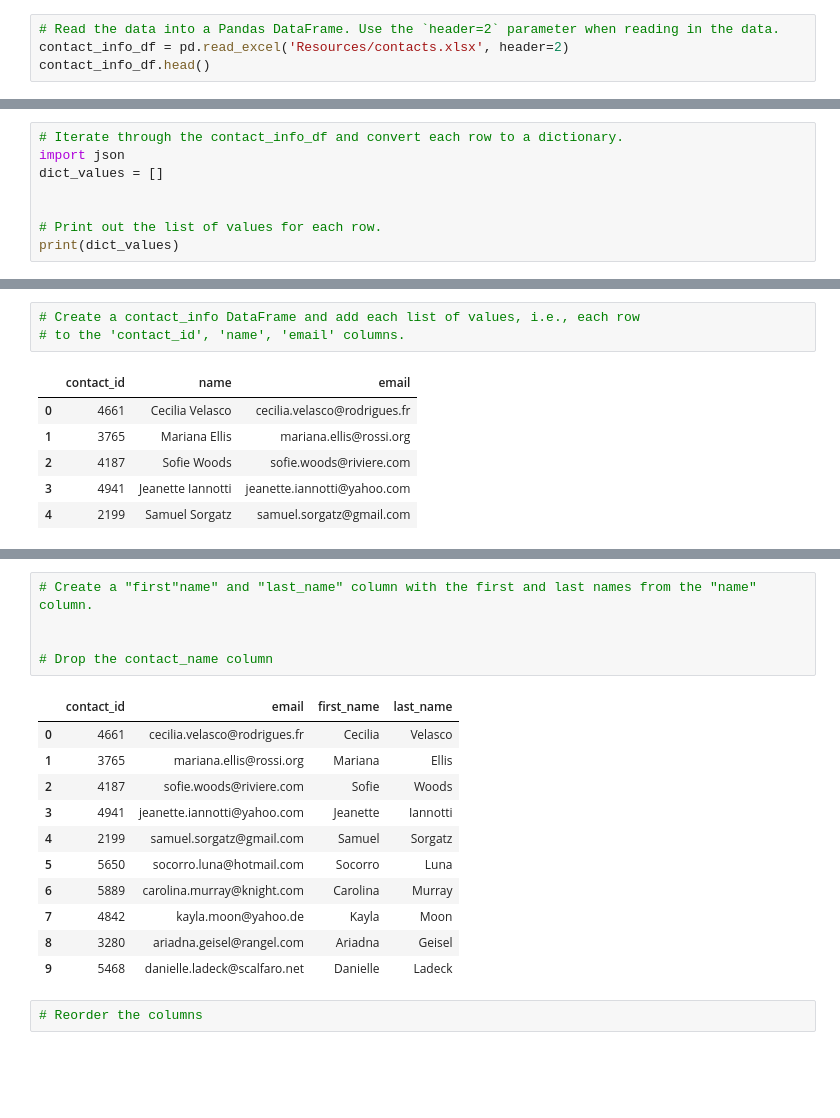
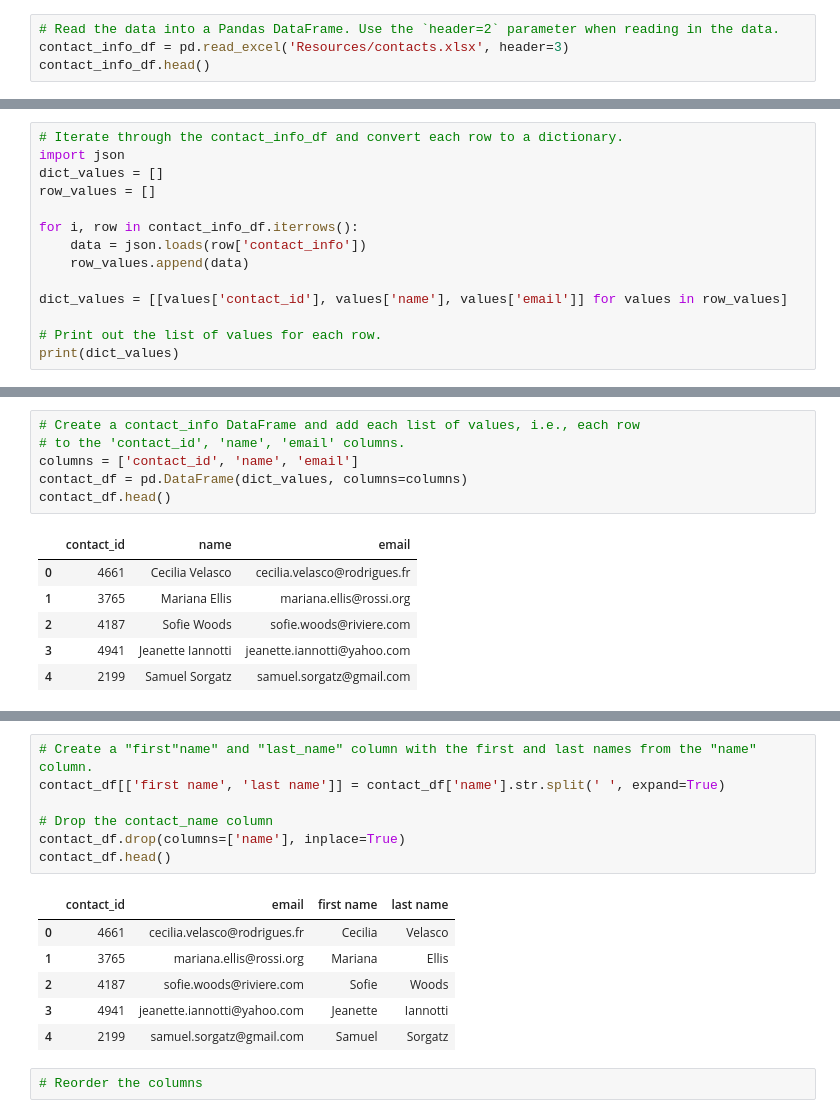
Before and after one commit to cisha710/Crowdfunding_ETL, a Jupyter notebook: ETL_Mini_Project_Starter_Code_EPorter_IChaware.ipynb, the cells around one changed output, grey strips where cells are left out. Saved outputs shown, nothing was run; the diff lists cells and outputs as text; blank space fills up the shorter version.

```diff
--- a/ETL_Mini_Project_Starter_Code_EPorter_IChaware.ipynb
+++ b/ETL_Mini_Project_Starter_Code_EPorter_IChaware.ipynb
@@ -293,7 +293,7 @@ campaign_cleaned.to_csv("Resources/campaign.csv", index=False)
 ### Extract the contacts.xlsx Data.
 # %%
 # Read the data into a Pandas DataFrame. Use the `header=2` parameter when reading in the data.
-contact_info_df = pd.read_excel('Resources/contacts.xlsx', header=2)
+contact_info_df = pd.read_excel('Resources/contacts.xlsx', header=3)
 contact_info_df.head()
 # %% [output]
 |  | contact_info |
@@ -318,7 +318,13 @@ Then export the DataFrame as a `contacts.csv` CSV file.
 # Iterate through the contact_info_df and convert each row to a dictionary.
 import json
 dict_values = []
+row_values = []
 
+for i, row in contact_info_df.iterrows():
+    data = json.loads(row['contact_info'])
+    row_values.append(data)
+
+dict_values = [[values['contact_id'], values['name'], values['email']] for values in row_values]
 
 # Print out the list of values for each row.
 print(dict_values)
@@ -327,6 +333,9 @@ print(dict_values)
 # %%
 # Create a contact_info DataFrame and add each list of values, i.e., each row
 # to the 'contact_id', 'name', 'email' columns.
+columns = ['contact_id', 'name', 'email']
+contact_df = pd.DataFrame(dict_values, columns=columns)
+contact_df.head()
 # %% [output]
 |  | contact_id | name | email |
 | 0 | 4661 | Cecilia Velasco | cecilia.velasco@rodrigues.fr |
@@ -349,21 +359,18 @@ dtypes: int64(1), object(2)
 memory usage: 23.6+ KB
 # %%
 # Create a "first"name" and "last_name" column with the first and last names from the "name" column.
-
+contact_df[['first name', 'last name']] = contact_df['name'].str.split(' ', expand=True)
 
 # Drop the contact_name column
+contact_df.drop(columns=['name'], inplace=True)
+contact_df.head()
 # %% [output]
-|  | contact_id | email | first_name | last_name |
+|  | contact_id | email | first name | last name |
 | 0 | 4661 | cecilia.velasco@rodrigues.fr | Cecilia | Velasco |
 | 1 | 3765 | mariana.ellis@rossi.org | Mariana | Ellis |
 | 2 | 4187 | sofie.woods@riviere.com | Sofie | Woods |
 | 3 | 4941 | jeanette.iannotti@yahoo.com | Jeanette | Iannotti |
 | 4 | 2199 | samuel.sorgatz@gmail.com | Samuel | Sorgatz |
-| 5 | 5650 | socorro.luna@hotmail.com | Socorro | Luna |
-| 6 | 5889 | carolina.murray@knight.com | Carolina | Murray |
-| 7 | 4842 | kayla.moon@yahoo.de | Kayla | Moon |
-| 8 | 3280 | ariadna.geisel@rangel.com | Ariadna | Geisel |
-| 9 | 5468 | danielle.ladeck@scalfaro.net | Danielle | Ladeck |
 # %%
 # Reorder the columns
 # %% [output]
```
Also changed, not shown: parts of 2 cells of this notebook.
